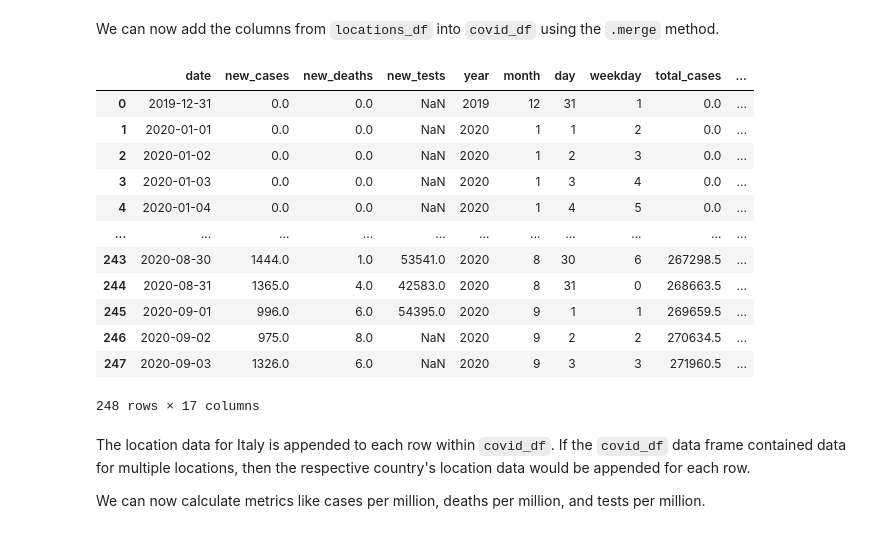
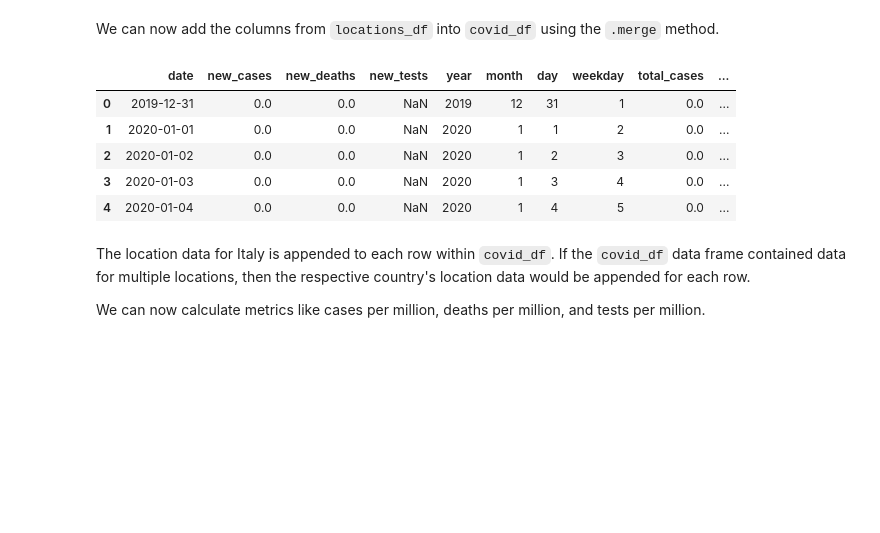
Before and after one commit to imshiv-10/Data-Analysis, a Jupyter notebook: 7_python_pandas_data_analysis.ipynb, the cells around one changed output. Cells and saved outputs as stored; diff of their text form; code cells hidden in the pictures; blank space fills up the shorter version.

```diff
--- a/7_python_pandas_data_analysis.ipynb
+++ b/7_python_pandas_data_analysis.ipynb
@@ -891,21 +915,14 @@ We can now add the columns from `locations_df` into `covid_df` using the `.merge
 # %%
 merged_df = covid_df.merge(locations_df, on="location")
 # %%
-merged_df
+merged_df.head()
 # %% [output]
 |  | date | new_cases | new_deaths | new_tests | year | month | day | weekday | total_cases | ... |
 | 0 | 2019-12-31 | 0.0 | 0.0 | NaN | 2019 | 12 | 31 | 1 | 0.0 | ... |
 | 1 | 2020-01-01 | 0.0 | 0.0 | NaN | 2020 | 1 | 1 | 2 | 0.0 | ... |
 | 2 | 2020-01-02 | 0.0 | 0.0 | NaN | 2020 | 1 | 2 | 3 | 0.0 | ... |
 | 3 | 2020-01-03 | 0.0 | 0.0 | NaN | 2020 | 1 | 3 | 4 | 0.0 | ... |
 | 4 | 2020-01-04 | 0.0 | 0.0 | NaN | 2020 | 1 | 4 | 5 | 0.0 | ... |
-| ... | ... | ... | ... | ... | ... | ... | ... | ... | ... | ... |
-| 243 | 2020-08-30 | 1444.0 | 1.0 | 53541.0 | 2020 | 8 | 30 | 6 | 267298.5 | ... |
-| 244 | 2020-08-31 | 1365.0 | 4.0 | 42583.0 | 2020 | 8 | 31 | 0 | 268663.5 | ... |
-| 245 | 2020-09-01 | 996.0 | 6.0 | 54395.0 | 2020 | 9 | 1 | 1 | 269659.5 | ... |
-| 246 | 2020-09-02 | 975.0 | 8.0 | NaN | 2020 | 9 | 2 | 2 | 270634.5 | ... |
-| 247 | 2020-09-03 | 1326.0 | 6.0 | NaN | 2020 | 9 | 3 | 3 | 271960.5 | ... |
-248 rows × 17 columns
 # %% [markdown]
 The location data for Italy is appended to each row within `covid_df`. If the `covid_df` data frame contained data for multiple locations, then the respective country's location data would be appended for each row.
 
```
Also changed, not shown: parts of 18 cells of this notebook.
